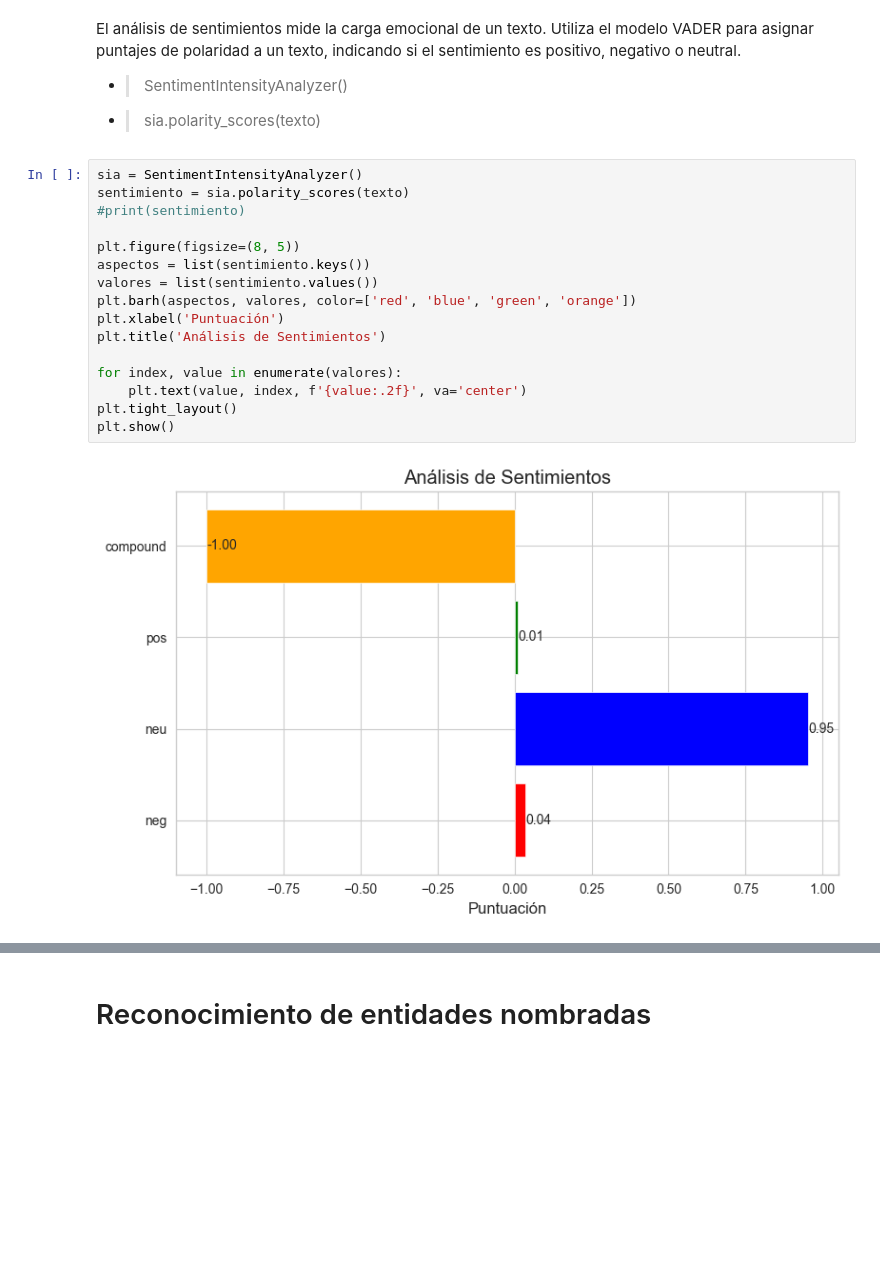
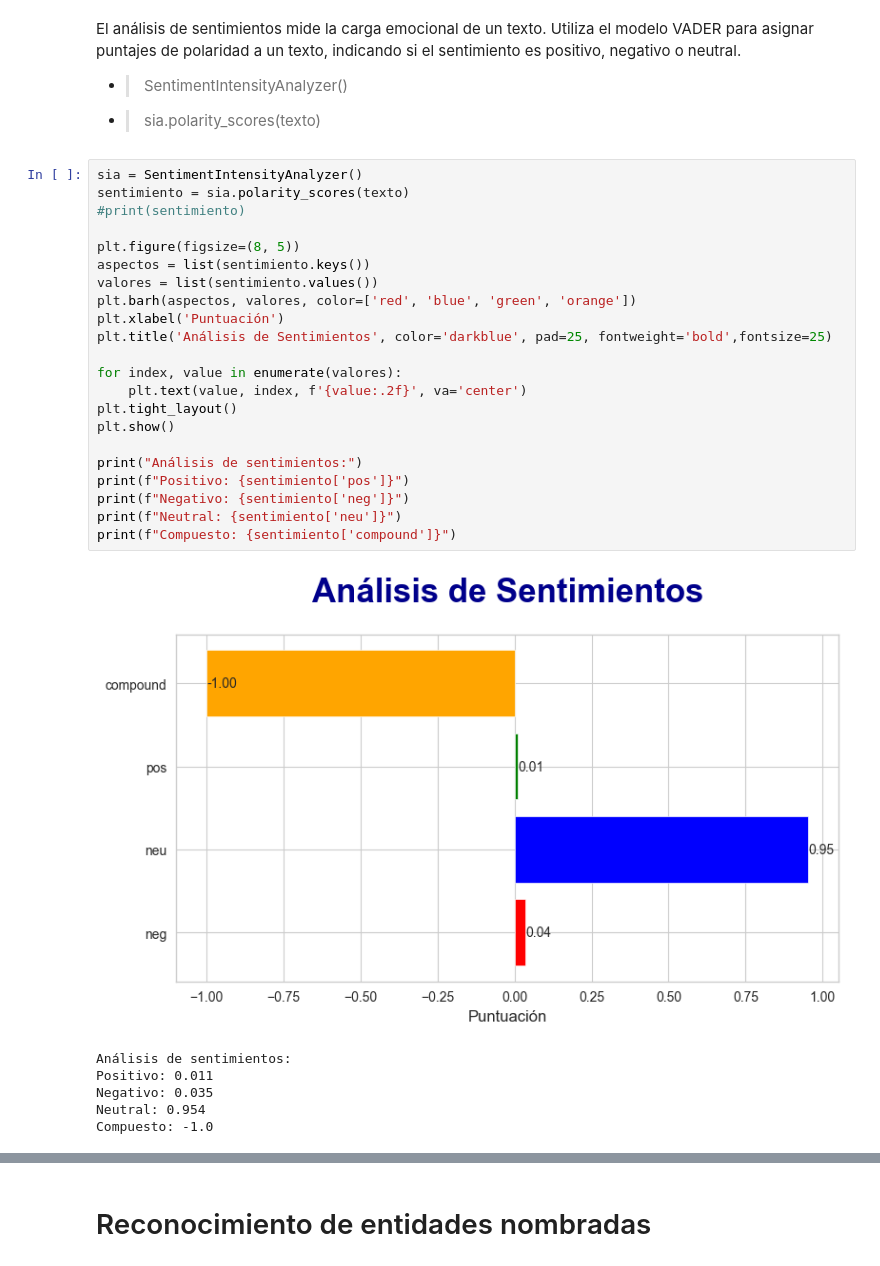
Before and after one commit to LorenaGarcia10SJ/-SS2-Seminario2_201700399, a Jupyter notebook: [SS2]Practica2_201700399/Practica2.ipynb, the cells around one changed output, grey strips where cells are left out. Saved outputs shown, nothing was run; the diff lists cells and outputs as text; blank space fills up the shorter version.

```diff
--- a/[SS2]Practica2_201700399/Practica2.ipynb
+++ b/[SS2]Practica2_201700399/Practica2.ipynb
@@ -496,18 +521,29 @@ El análisis de sentimientos mide la carga emocional de un texto. Utiliza el mod
 # %%
 sia = SentimentIntensityAnalyzer()
 sentimiento = sia.polarity_scores(texto)
 #print(sentimiento)
 
 plt.figure(figsize=(8, 5))
 aspectos = list(sentimiento.keys())
 valores = list(sentimiento.values())
 plt.barh(aspectos, valores, color=['red', 'blue', 'green', 'orange'])
 plt.xlabel('Puntuación')
-plt.title('Análisis de Sentimientos')
+plt.title('Análisis de Sentimientos', color='darkblue', pad=25, fontweight='bold',fontsize=25)
 
 for index, value in enumerate(valores):
     plt.text(value, index, f'{value:.2f}', va='center')
 plt.tight_layout()
 plt.show()
+
+print("Análisis de sentimientos:")
+print(f"Positivo: {sentimiento['pos']}")
+print(f"Negativo: {sentimiento['neg']}")
+print(f"Neutral: {sentimiento['neu']}")
+print(f"Compuesto: {sentimiento['compound']}")
 # %% [output]
-[figure, old version]
+[figure, new version]
+Análisis de sentimientos:
+Positivo: 0.011
+Negativo: 0.035
+Neutral: 0.954
+Compuesto: -1.0
```
Also changed, not shown: parts of 23 cells of this notebook.
